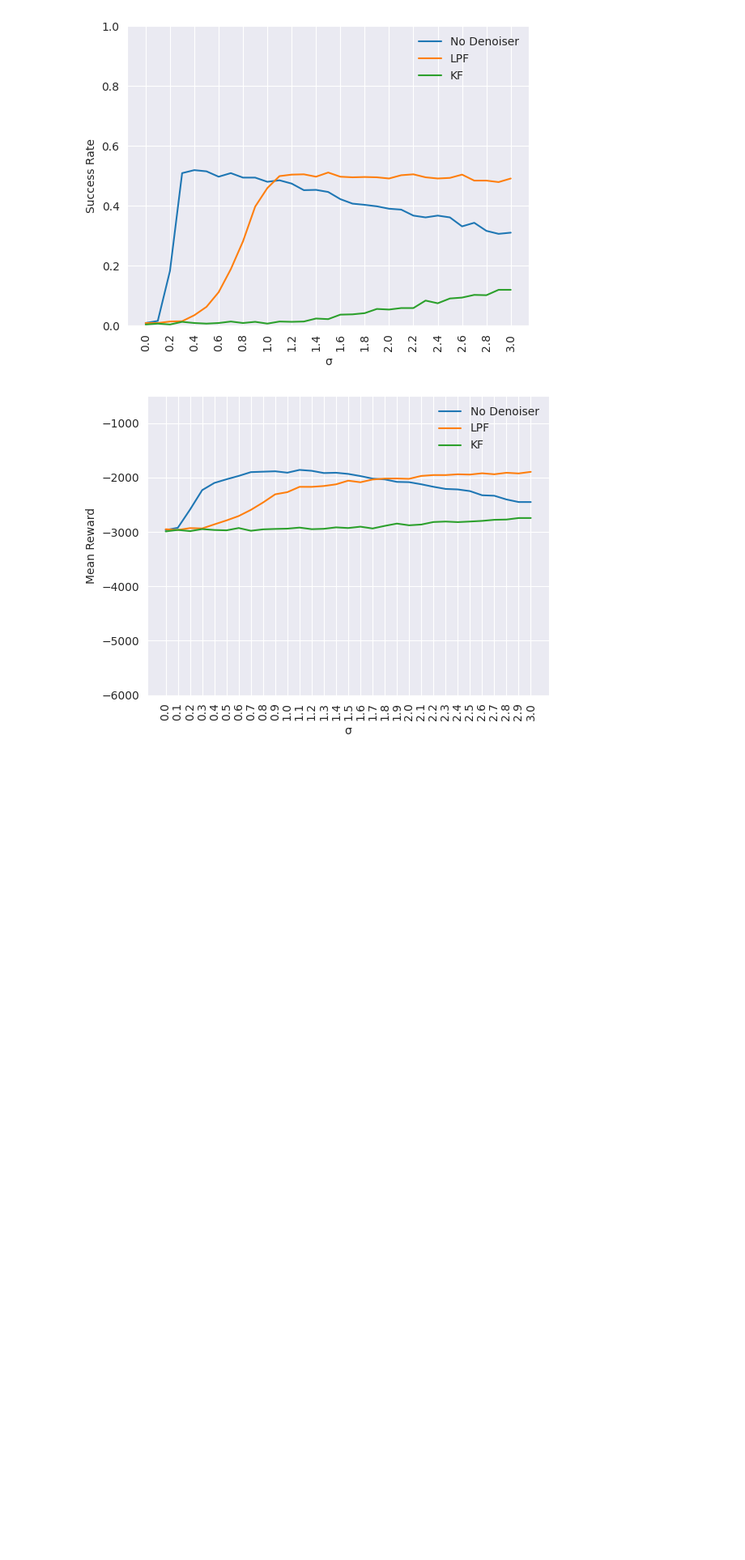
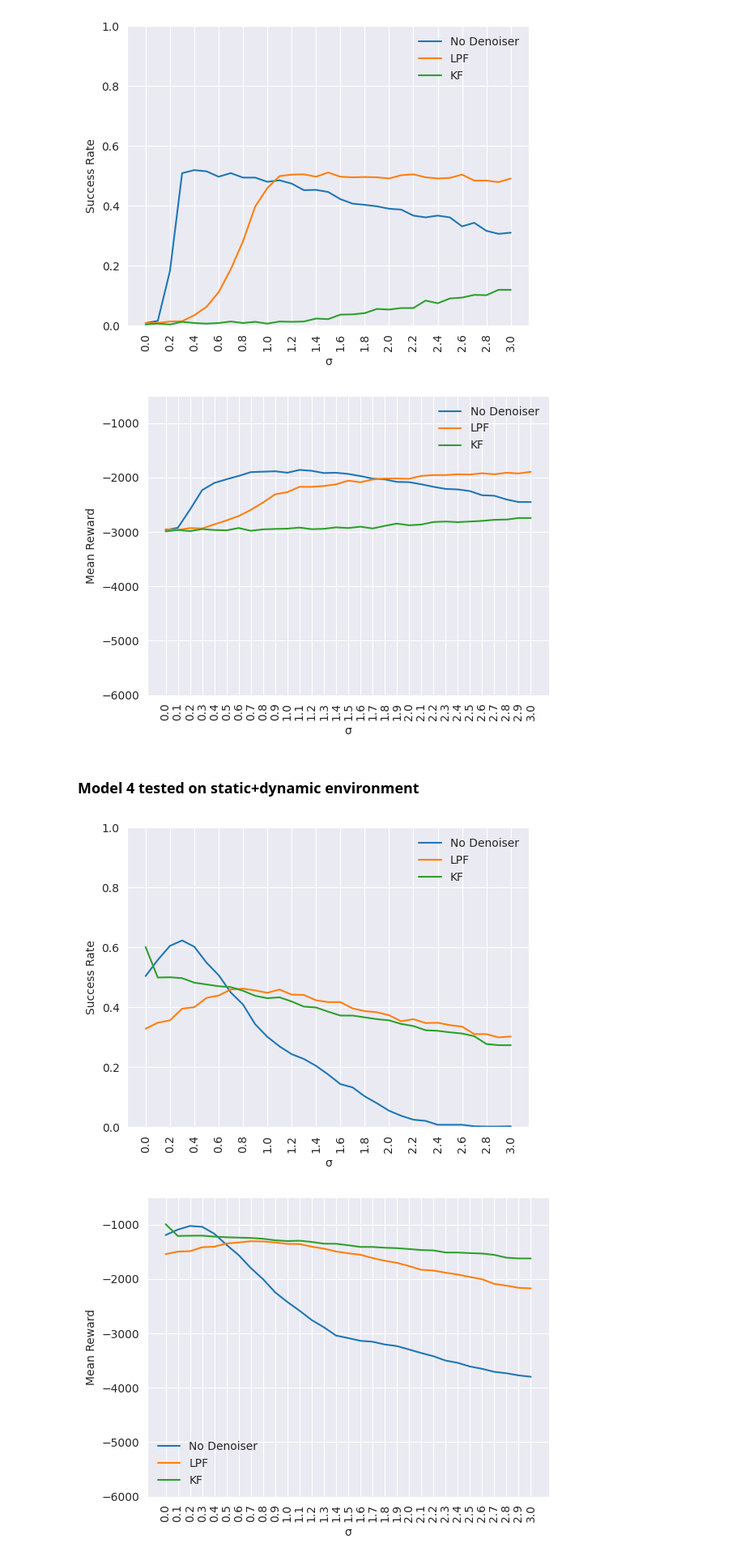
Before and after one commit to thatblueboy/DroneControl, a Jupyter notebook: visualizations/unbiased_viz.ipynb, the cells around one changed output. Shown at 81% size. Cells and saved outputs as stored; diff of their text form; code cells hidden in the pictures; blank space fills up the shorter version.

```diff
--- a/visualizations/unbiased_viz.ipynb
+++ b/visualizations/unbiased_viz.ipynb
@@ -155,3 +155,25 @@ plt.show()
 # %% [output]
 [figure]
 [figure]
+# %% [markdown]
+### Model 4 tested on static+dynamic environment
+# %%
+analysisDataModel1 = parser.parseAnalysisData('../SBAgent/evalResults/model4_static/unbiased.md')
+
+plotForDenoiser(analysisDataModel1, 'Success Rate', 'None')
+plotForDenoiser(analysisDataModel1, 'Success Rate', 'LPF')
+plotForDenoiser(analysisDataModel1, 'Success Rate', 'KF')
+plt.legend(["No Denoiser", "LPF", "KF"], frameon=False)
+plt.ylim([0,1])
+plt.xticks(np.arange(0,3.1,0.2))
+plt.show()
+
+plotForDenoiser(analysisDataModel1, 'Mean Reward', 'None')
+plotForDenoiser(analysisDataModel1, 'Mean Reward', 'LPF')
+plotForDenoiser(analysisDataModel1, 'Mean Reward', 'KF')
+plt.legend(["No Denoiser", "LPF", "KF"], frameon=False)
+plt.ylim([-6000,-500])
+plt.show()
+# %% [output]
+[figure, added]
+[figure, added]
```
Also changed, not shown: parts of 4 cells of this notebook, 16 other files.
